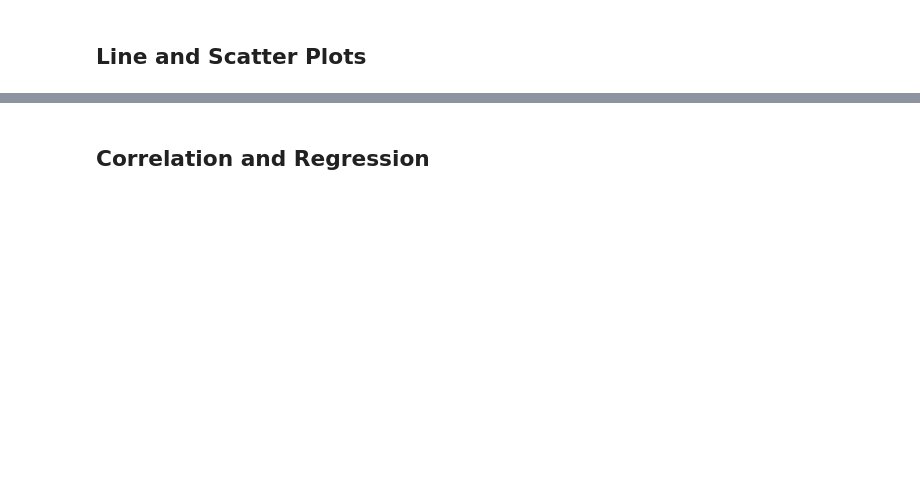
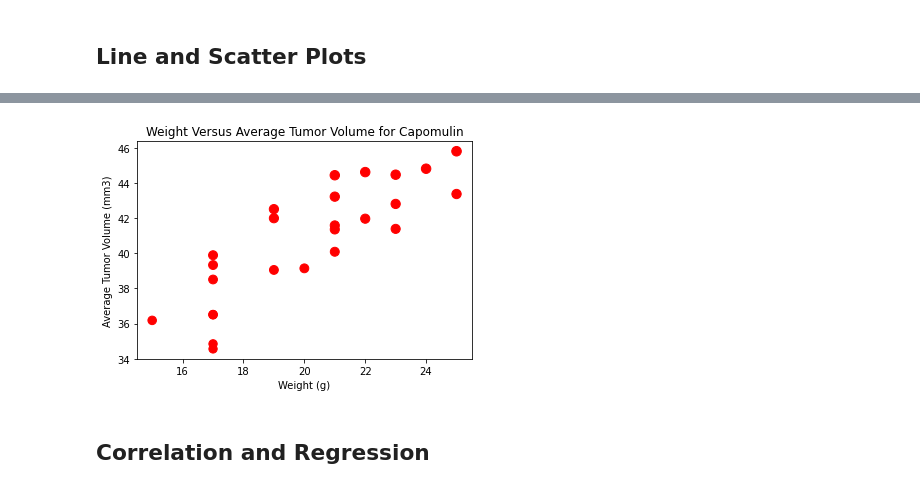
Before and after one commit to Kevin-McConchie/matplotlib-plots, a Jupyter notebook: pymaceuticals_Inc..ipynb, the cells around one changed output, grey strips where cells are left out. Drawn from its saved outputs; the diff is of its cells as text; code cells hidden in the pictures; blank space fills up the shorter version.

```diff
--- a/pymaceuticals_Inc..ipynb
+++ b/pymaceuticals_Inc..ipynb
@@ -279,2 +310,27 @@ Ceftamin's potential Series([], Name: Tumor Volume (mm3), dtype: float64)
+# %%
+# Generate a scatter plot of mouse weight versus average tumor volume for the Capomulin regimen
+
+# gather Capomulin data for scatter plot
+capo_info= mouse_study_df.loc[(mouse_study_df["Drug Regimen"]=="Capomulin")]
+# find mean tumor volume by Mouse ID
+scatter_df=capo_info.groupby(["Mouse ID"]).mean()
+
+# set x and y axis
+weight=scatter_df["Weight (g)"]
+ave_t_vol=scatter_df["Tumor Volume (mm3)"]
+
+# create scatter chart
+plt.scatter(weight,ave_t_vol, marker="o",s=ave_t_vol*2, color = "red")
+
+#  Set a Title and labels
+plt.xlabel("Weight (g)")
+plt.ylabel("Average Tumor Volume (mm3)")
+plt.title("Weight Versus Average Tumor Volume for Capomulin")
+
+# Save graph
+plt.savefig("Images/Capomulin_scatter_plot.png")
+plt.show()
+# %% [output]
+[figure, added]
 # %% [markdown]
 ## Correlation and Regression
```
Also changed, not shown: parts of 8 cells of this notebook, 3 other files.
